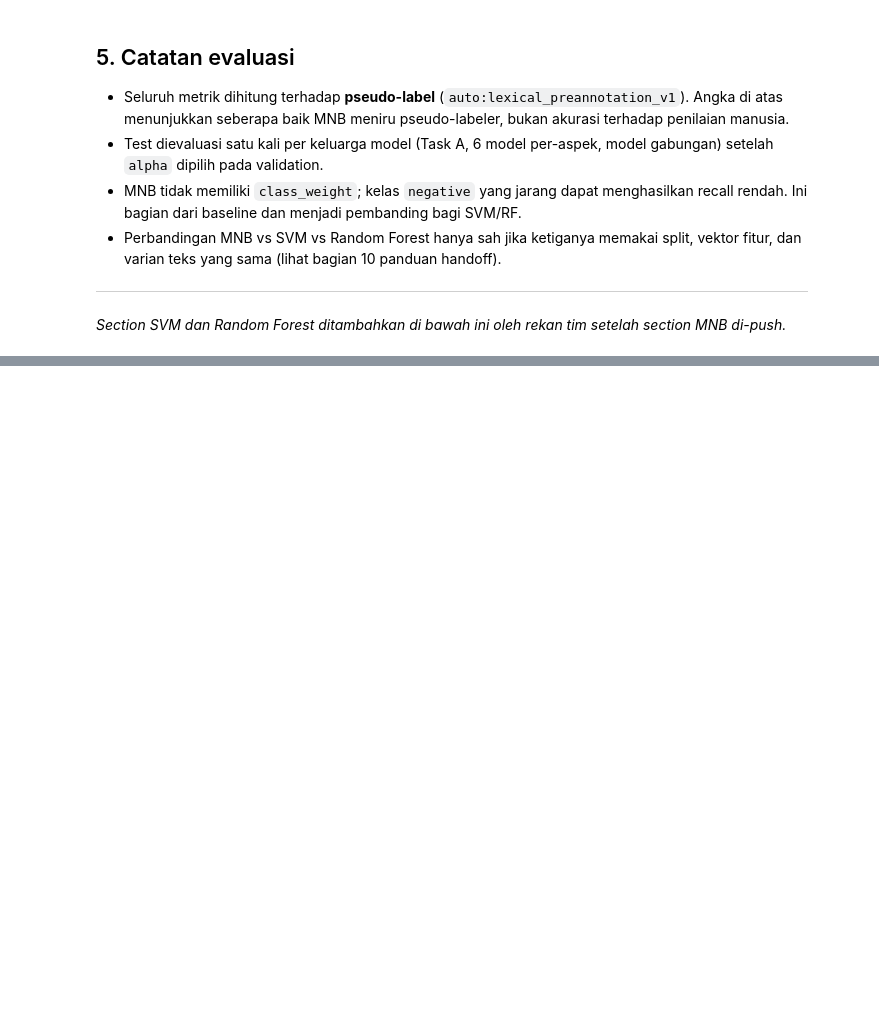
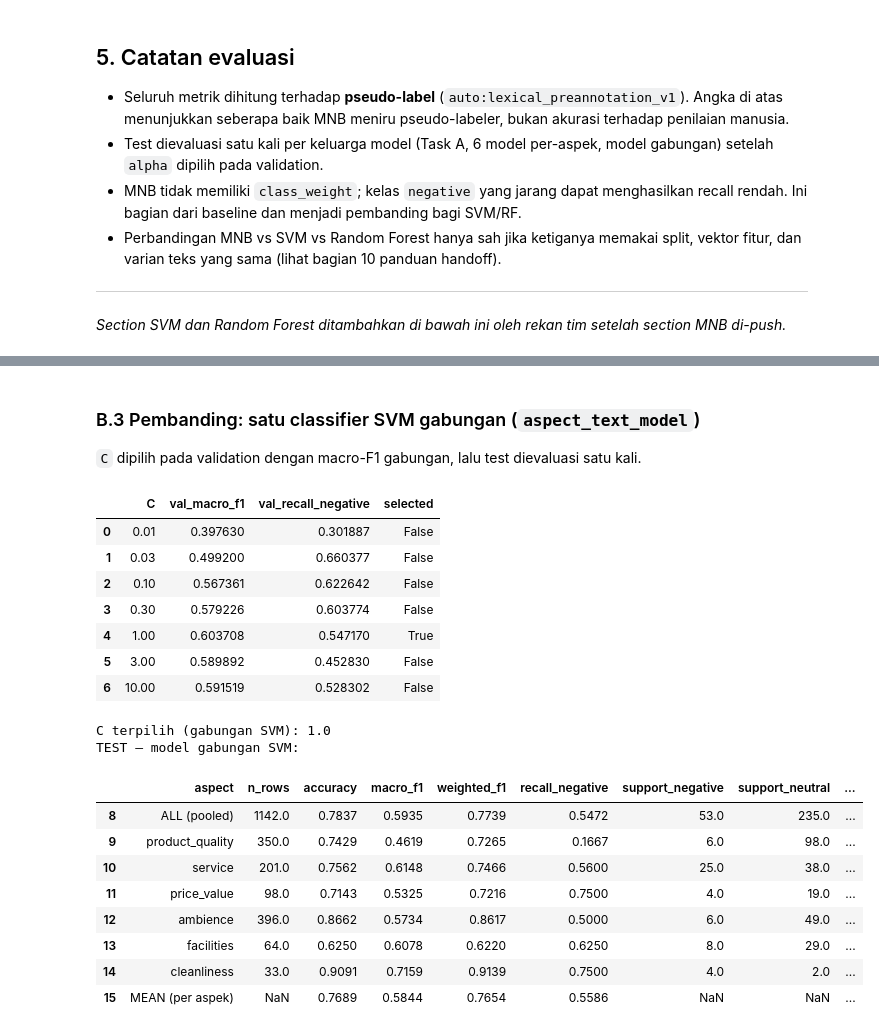
Before and after one commit to Hafizh220705/brewscope-coffee-insights, a Jupyter notebook: notebooks/03_modeling_all_models.ipynb, the cells around one changed output, grey strips where cells are left out. Cells and saved outputs as stored; diff of their text form; code cells hidden in the pictures; blank space fills up the shorter version.

```diff
--- a/notebooks/03_modeling_all_models.ipynb
+++ b/notebooks/03_modeling_all_models.ipynb
@@ -925,0 +1154,74 @@ Semua pemeriksaan lolos.
+# %% [markdown]
+### B.3 Pembanding: satu classifier SVM gabungan (`aspect_text_model`)
+
+`C` dipilih pada validation dengan macro-F1 gabungan, lalu test dievaluasi satu kali.
+# %%
+rows = []
+for c in C_GRID_SVM:
+    candidate = LinearSVC(
+        C=c, class_weight="balanced", random_state=SVM_RANDOM_STATE, max_iter=5000,
+    ).fit(C_X["train"], C_y["train"])
+    m = sentiment_metrics(C_y["validation"], candidate.predict(C_X["validation"]))
+    rows.append({"C": c, "val_macro_f1": m["macro_f1"], "val_recall_negative": m["recall_negative"]})
+
+c_svm_tuning = pd.DataFrame(rows)
+C_SVM_C = pick_alpha(c_svm_tuning.rename(columns={"C": "alpha"}), "val_macro_f1")
+c_svm_tuning["selected"] = c_svm_tuning["C"] == C_SVM_C
+display(c_svm_tuning)
+print("C terpilih (gabungan SVM):", C_SVM_C)
+c_svm_tuning.to_csv(SVM_TABLES_DIR / "task_b_c_tuning_combined.csv", index=False)
+
+# Model final + evaluasi (test satu kali).
+model_c_svm = LinearSVC(
+    C=C_SVM_C, class_weight="balanced", random_state=SVM_RANDOM_STATE, max_iter=5000,
+).fit(C_X["train"], C_y["train"])
+C_svm_pred = {split: model_c_svm.predict(C_X[split]) for split in ("validation", "test")}
+
+rows = []
+for split in ("validation", "test"):
+    rows.append({"aspect": "ALL (pooled)", "split": split,
+                 **sentiment_metrics(C_y[split], C_svm_pred[split])})
+    per_aspect_rows = []
+    for aspect in ASPECTS:
+        mask = (C[split]["aspect_category"] == aspect).to_numpy()
+        row = {"aspect": aspect, "split": split,
+               **sentiment_metrics(C_y[split][mask], C_svm_pred[split][mask])}
+        per_aspect_rows.append(row)
+        rows.append(row)
+    mean_row = {"aspect": "MEAN (per aspek)", "split": split}
+    for column in ("accuracy", "macro_f1", "weighted_f1", "recall_negative"):
+        mean_row[column] = float(np.mean([r[column] for r in per_aspect_rows]))
+    rows.append(mean_row)
+
+b_svm_metrics_combined = pd.DataFrame(rows)
+print("TEST — model gabungan SVM:")
+display(b_svm_metrics_combined[b_svm_metrics_combined["split"] == "test"][shown].round(4))
+b_svm_metrics_combined.to_csv(SVM_TABLES_DIR / "task_b_metrics_combined.csv", index=False)
+
+pd.DataFrame({
+    "annotation_id": C["test"]["annotation_id"],
+    "aspect_category": C["test"]["aspect_category"],
+    "sentiment_true": C_y["test"],
+    "sentiment_pred": C_svm_pred["test"],
+    "split": "test",
+}).to_csv(SVM_TABLES_DIR / "task_b_test_predictions_combined.csv", index=False)
+# %% [output]
+|  | C | val_macro_f1 | val_recall_negative | selected |
+| 0 | 0.01 | 0.397630 | 0.301887 | False |
+| 1 | 0.03 | 0.499200 | 0.660377 | False |
+| 2 | 0.10 | 0.567361 | 0.622642 | False |
+| 3 | 0.30 | 0.579226 | 0.603774 | False |
+| 4 | 1.00 | 0.603708 | 0.547170 | True |
+| 5 | 3.00 | 0.589892 | 0.452830 | False |
+| 6 | 10.00 | 0.591519 | 0.528302 | False |
+C terpilih (gabungan SVM): 1.0
+TEST — model gabungan SVM:
+|  | aspect | n_rows | accuracy | macro_f1 | weighted_f1 | recall_negative | support_negative | support_neutral | ... |
+| 8 | ALL (pooled) | 1142.0 | 0.7837 | 0.5935 | 0.7739 | 0.5472 | 53.0 | 235.0 | ... |
+| 9 | product_quality | 350.0 | 0.7429 | 0.4619 | 0.7265 | 0.1667 | 6.0 | 98.0 | ... |
+| 10 | service | 201.0 | 0.7562 | 0.6148 | 0.7466 | 0.5600 | 25.0 | 38.0 | ... |
+| 11 | price_value | 98.0 | 0.7143 | 0.5325 | 0.7216 | 0.7500 | 4.0 | 19.0 | ... |
+| 12 | ambience | 396.0 | 0.8662 | 0.5734 | 0.8617 | 0.5000 | 6.0 | 49.0 | ... |
+| 13 | facilities | 64.0 | 0.6250 | 0.6078 | 0.6220 | 0.6250 | 8.0 | 29.0 | ... |
+| 14 | cleanliness | 33.0 | 0.9091 | 0.7159 | 0.9139 | 0.7500 | 4.0 | 2.0 | ... |
+| 15 | MEAN (per aspek) | NaN | 0.7689 | 0.5844 | 0.7654 | 0.5586 | NaN | NaN | ... |
```
Also changed, not shown: parts of 24 cells of this notebook, 22 other files.
